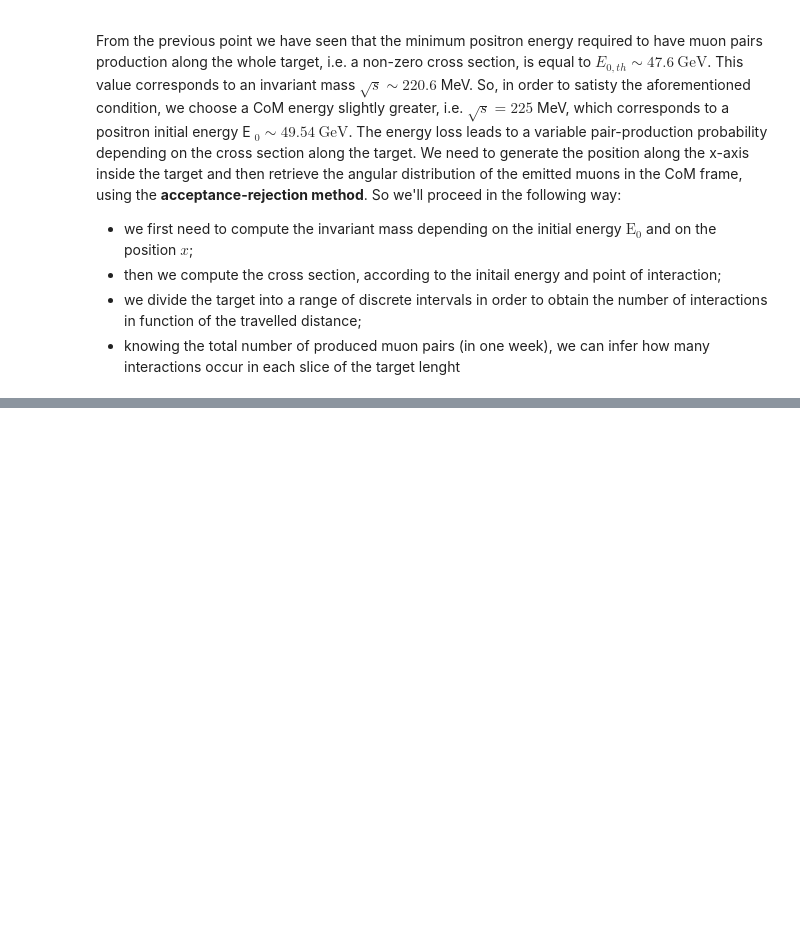
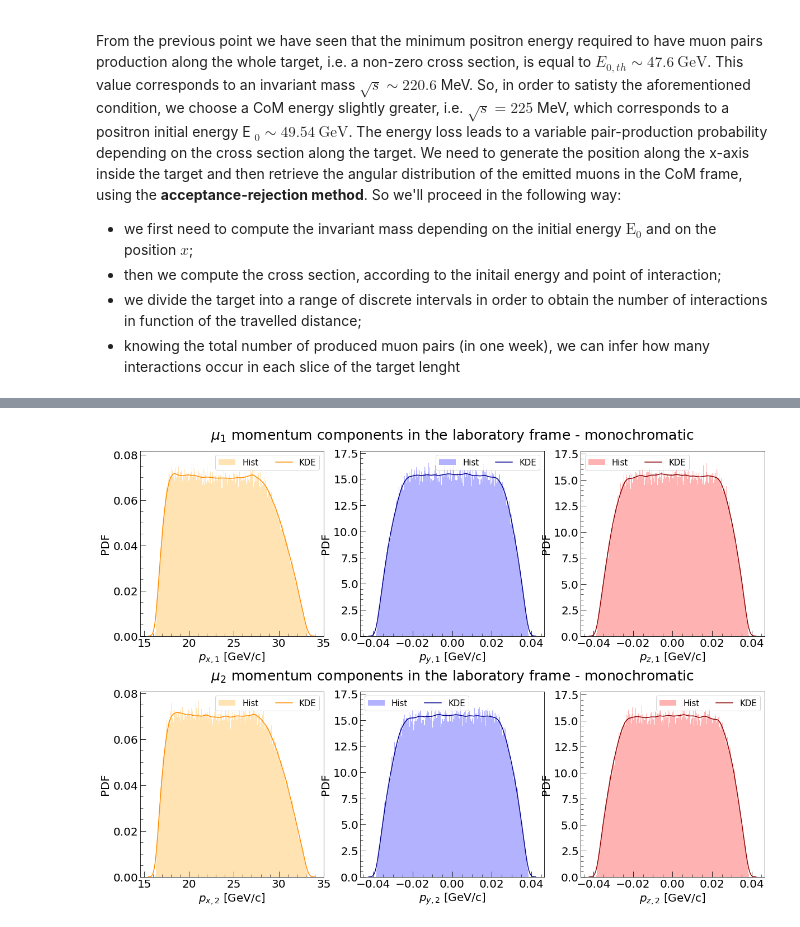
Before and after one commit to vanessacerrone/LEMMA_project, a Jupyter notebook: project.ipynb, the cells around one changed output, grey strips where cells are left out. Cells and saved outputs as stored; diff of their text form; code cells hidden in the pictures; blank space fills up the shorter version.

```diff
--- a/project.ipynb
+++ b/project.ipynb
@@ -55,7 +55,7 @@ def sigma(s):
     return (4 * alpha**2 * np.pi)/(3 * s**3) * (b_mu(s)/b_me(s)) * (2 * me**2 + s) * (2 * mu**2 + s)
 
 """ Angular distribution formula  """ #Not sure this is the angular distribution formula
-def ang(theta):
+def ang(s,theta):
     return 2 * np.pi * np.sin(theta) * sigma_diff(s,theta) / sigma(s)
 
 def g_cdf(s, theta):
@@ -655,0 +790,91 @@ array([0.05172414, 0.15517241, 0.25862069, 0.36206897, 0.46551724,
+# %%
+fig, ax = plt.subplots(2,3, figsize = (20,14))
+
+# plotting momentum components distribution in the LAB frame
+
+
+### MUON 1 ###
+# px
+sns.distplot(df_monochromatic_att['$px_{\mu_1}$']/1000,
+             ax = ax[0][0],
+             bins = int(np.sqrt(N)),
+             kde = True,
+             kde_kws  = {'color': 'darkorange',   'label': 'KDE'},
+             hist_kws = {'color': 'orange', 'alpha': 0.3, 'linewidth': 1, 'histtype':'barstacked', 'label': 'Hist'}
+             )
+
+
+# py
+sns.distplot(df_monochromatic_att['$py_{\mu_1}$']/1000,
+             ax = ax[0][1],
+             bins = int(np.sqrt(N)),
+             kde = True,
+             kde_kws  = {'color': 'darkblue',   'label': 'KDE'},
+             hist_kws = {'color': 'blue', 'alpha': 0.3, 'linewidth': 1, 'histtype':'barstacked', 'label': 'Hist'}
+             )
+
+# pz
+sns.distplot(df_monochromatic_att['$pz_{\mu_1}$']/1000,
+             ax = ax[0][2],
+             bins = int(np.sqrt(N)),
+             kde = True,
+             kde_kws  = {'color': 'darkred',   'label': 'KDE'},
+             hist_kws = {'color': 'red', 'alpha': 0.3, 'linewidth': 1, 'histtype':'barstacked', 'label': 'Hist'}
+            )
+
+
+ax[0][0].set_xlabel(r'$p_{x,1}$ [GeV/c]',fontsize = 20)
+ax[0][1].set_xlabel(r'$p_{y,1}$ [GeV/c]',fontsize = 20)
+ax[0][2].set_xlabel(r'$p_{z,1}$ [GeV/c]',fontsize = 20)
+
+ax[0][1].set_title('$\mu_1$ momentum components in the laboratory frame - monochromatic',fontsize = 25,pad = 20)
+
+
+### MUON 2 ###
+# px
+sns.distplot(df_monochromatic_att['$px_{\mu_2}$']/1000,
+             ax = ax[1][0],
+             bins = int(np.sqrt(N)),
+             kde = True,
+             kde_kws  = {'color': 'darkorange',   'label': 'KDE'},
+             hist_kws = {'color': 'orange', 'alpha': 0.3, 'linewidth': 1, 'histtype':'barstacked', 'label': 'Hist'}
+             )
+
+# py
+sns.distplot(df_monochromatic_att['$py_{\mu_2}$']/1000,
+             ax = ax[1][1],
+             bins = int(np.sqrt(N)),
+             kde = True,
+             kde_kws = {'color':'darkblue','label':'KDE'},
+             hist_kws = {'color': 'blue', 'alpha': 0.3, 'linewidth': 1, 'histtype':'barstacked', 'label': 'Hist'}
+             )
+
+# pz
+sns.distplot(df_monochromatic_att['$pz_{\mu_2}$']/1000,
+             ax = ax[1][2],
+             bins = int(np.sqrt(N)),
+             kde = True,
+             kde_kws  = {'color': 'darkred', 'label':'KDE'},
+             hist_kws = {'color': 'red', 'alpha': 0.3, 'linewidth': 1, 'histtype':'barstacked', 'label': 'Hist'}
+            )
+
+
+ax[1][0].set_xlabel(r'$p_{x,2}$ [GeV/c]',fontsize = 20)
+ax[1][1].set_xlabel(r'$p_{y,2}$ [GeV/c]',fontsize = 20)
+ax[1][2].set_xlabel(r'$p_{z,2}$ [GeV/c]',fontsize = 20)
+
+ax[1][1].set_title('$\mu_2$ momentum components in the laboratory frame - monochromatic',fontsize = 25, pad = 20)
+
+for ax in fig.get_axes():
+    # plot settings
+    ax.set_ylabel('PDF',fontsize = 20)
+    ax.tick_params(axis = 'both', which = 'major', direction = 'in', length = 10, labelsize = 20)
+    ax.tick_params(axis = 'both', which = 'minor', direction = 'in', length = 5)
+    ax.minorticks_on()
+    ax.legend(loc='best', fontsize=15, ncol = 2)
+
+
+plt.subplots_adjust(hspace=.3)
+plt.show()
+# %% [output]
+[figure, added]
```
Also changed, not shown: parts of 7 cells of this notebook, 2 other files.
